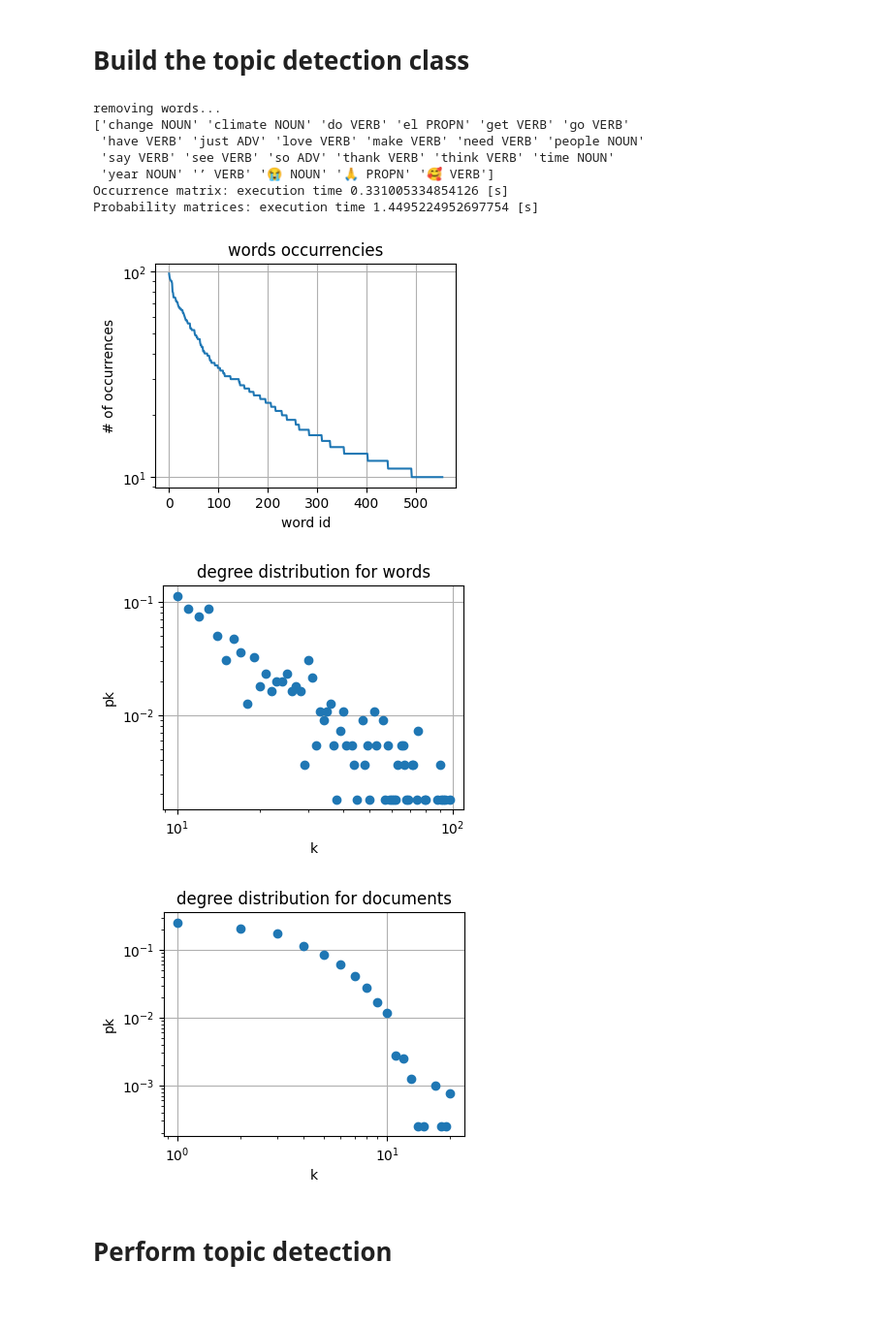
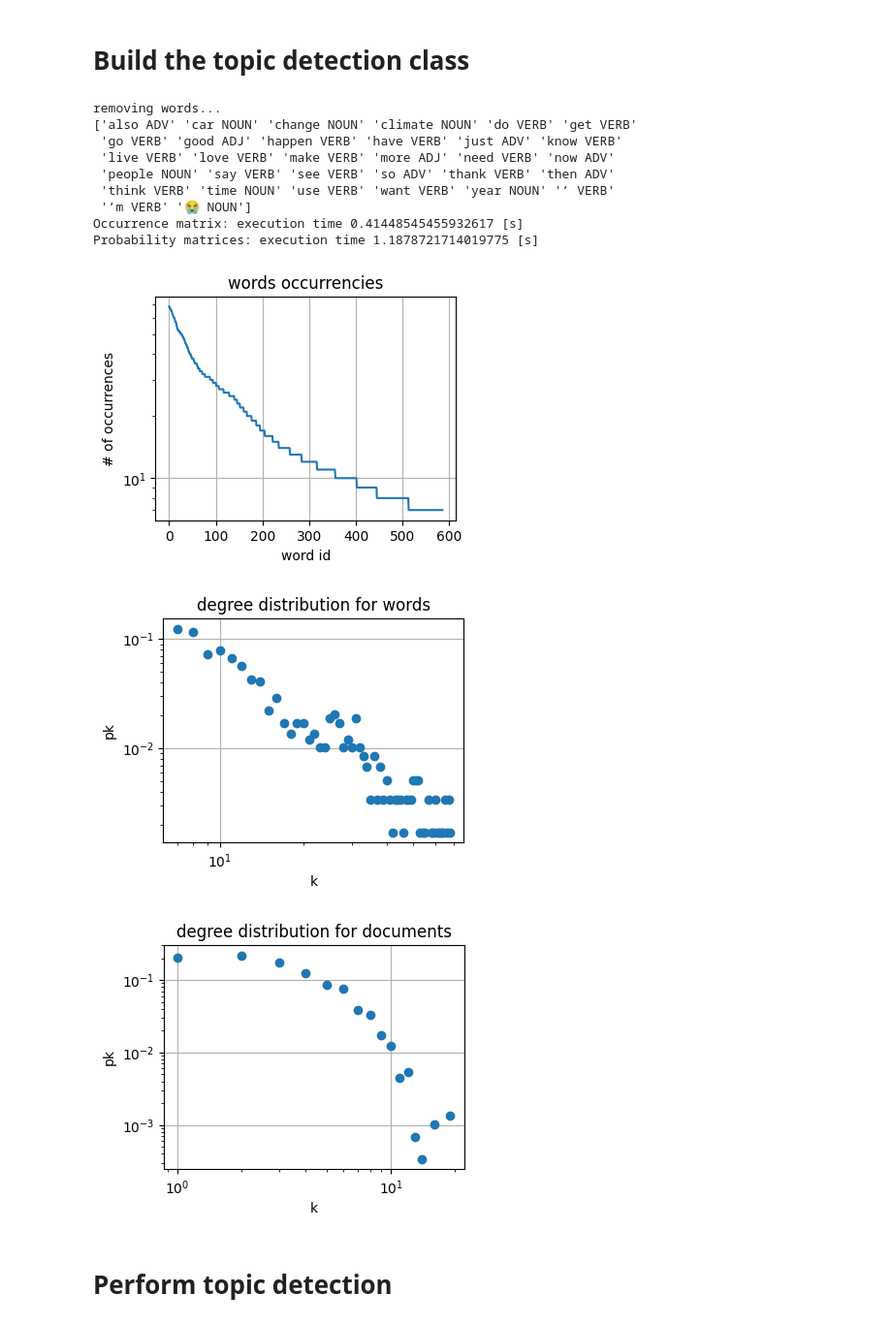
Before and after one commit to Aiecco/Network-Analysis-of-Hurricanes-and-Climate-Change, a Jupyter notebook: climatechange/Topic and Community Detection/#climatechange/CC_Topics_TOT.ipynb, the cells around one changed output. Shown at 97% size. Saved outputs shown, nothing was run; the diff lists cells and outputs as text; code cells hidden in the pictures.

```diff
--- a/climatechange/Topic and Community Detection/#climatechange/CC_Topics_TOT.ipynb
+++ b/climatechange/Topic and Community Detection/#climatechange/CC_Topics_TOT.ipynb
@@ -436,7 +436,3 @@ class TopicDetection:
         self.stats = in_data['stats']
 # %% [markdown]
 # Load and clean data
-# %%
-# load dataframe
-df = pd.read_csv("/content/cc_commentsTOT.csv")
-df.head()
@@ -450,3 +466,5 @@ df.head()
+# %%
+df.drop(columns=['Unnamed: 0'], inplace=True)
 # %%
 # initialise the class with the textual data, and polish it: no "PRON", too many
 # 44 sec for 3k sentences
@@ -458,28 +476,30 @@ Cleaning text: execution time 98.37081480026245 [s]
 # %%
 # initialize the class
 # use min and max to control which words you are using
-n_min=10
-n_max=100
+n_min=7
+n_max=70
 td1 = TopicDetection(ct1, n_min=n_min, n_max=n_max) # <-- min and max here!
 # and build probability matrices first
 td1.probability_matrices()
 # show words occurrences
 td1.plot_word_occurrence()
 # show words degree distribution
 td1.plot_degree_distributions(quale='words')
 # show documents degree distribution
 td1.plot_degree_distributions(quale='documents')
 # %% [output]
 removing words...
-['change NOUN' 'climate NOUN' 'do VERB' 'el PROPN' 'get VERB' 'go VERB'
- 'have VERB' 'just ADV' 'love VERB' 'make VERB' 'need VERB' 'people NOUN'
- 'say VERB' 'see VERB' 'so ADV' 'thank VERB' 'think VERB' 'time NOUN'
- 'year NOUN' '’ VERB' '😭 NOUN' '🙏 PROPN' '🥰 VERB']
-Occurrence matrix: execution time 0.331005334854126 [s]
-Probability matrices: execution time 1.4495224952697754 [s]
+['also ADV' 'car NOUN' 'change NOUN' 'climate NOUN' 'do VERB' 'get VERB'
+ 'go VERB' 'good ADJ' 'happen VERB' 'have VERB' 'just ADV' 'know VERB'
+ 'live VERB' 'love VERB' 'make VERB' 'more ADJ' 'need VERB' 'now ADV'
+ 'people NOUN' 'say VERB' 'see VERB' 'so ADV' 'thank VERB' 'then ADV'
+ 'think VERB' 'time NOUN' 'use VERB' 'want VERB' 'year NOUN' '’ VERB'
+ '’m VERB' '😭 NOUN']
+Occurrence matrix: execution time 0.41448545455932617 [s]
+Probability matrices: execution time 1.1878721714019775 [s]
-[figure, old version]
+[figure, new version]
-[figure, old version]
+[figure, new version]
-[figure, old version]
+[figure, new version]
 # %% [markdown]
 # Perform topic detection
 # %%
```
Also changed, not shown: parts of 11 cells of this notebook.
